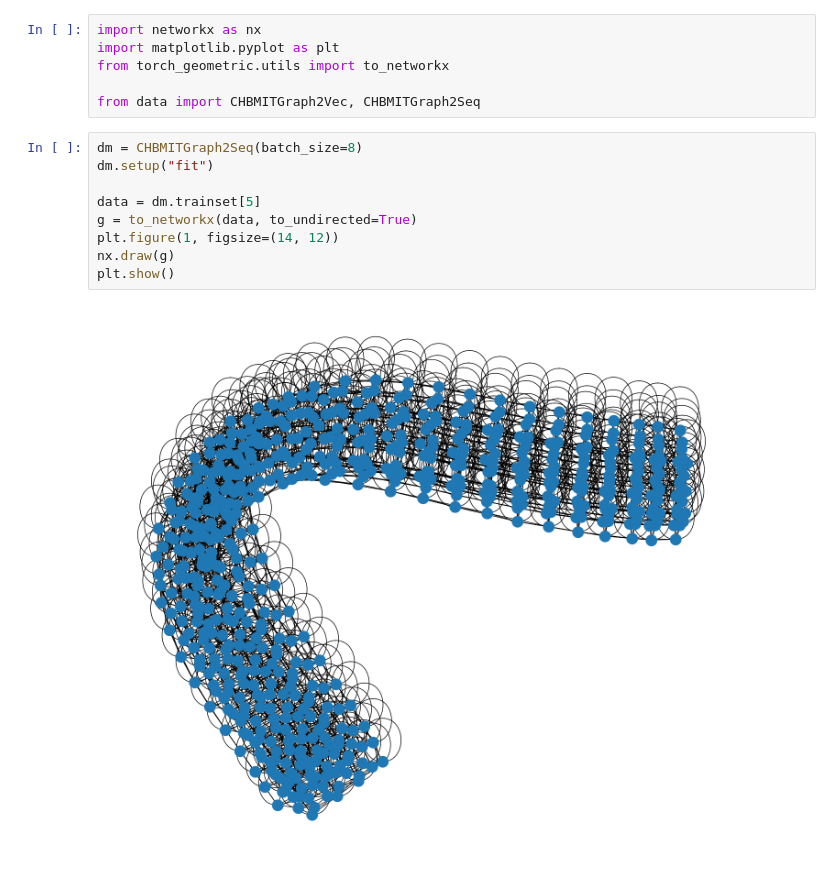
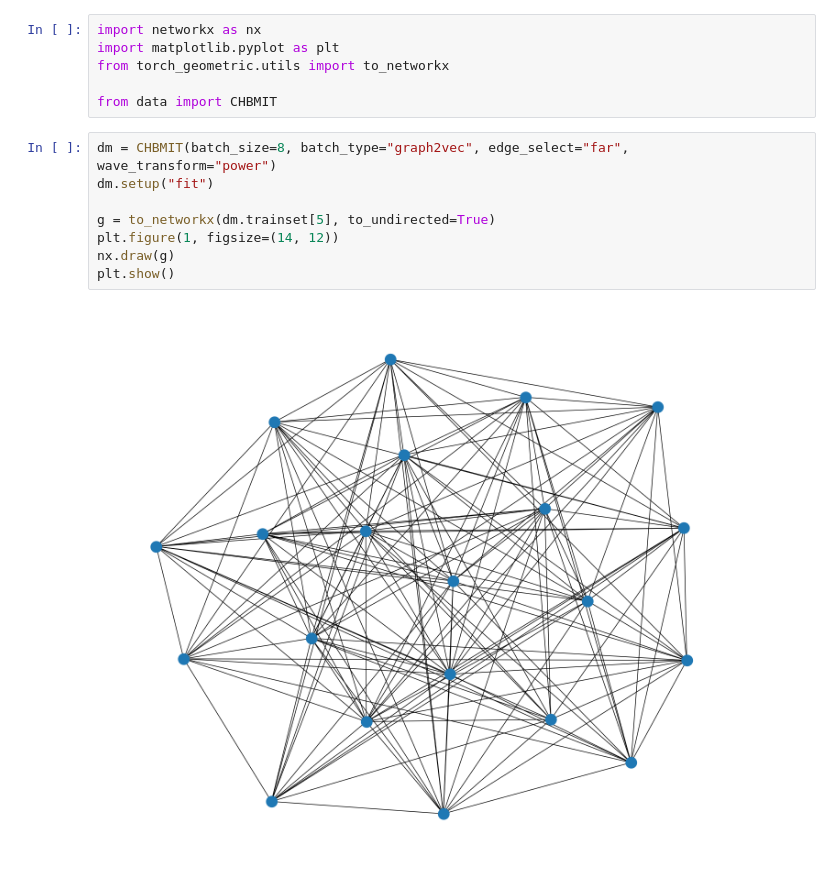
Before and after one commit to mhmnemati/ms-thesis-code, a Jupyter notebook: src/test.ipynb, the cells around one changed output. Saved outputs shown, nothing was run; the diff lists cells and outputs as text.

```diff
--- a/src/test.ipynb
+++ b/src/test.ipynb
@@ -3,15 +3,14 @@ import networkx as nx
 import matplotlib.pyplot as plt
 from torch_geometric.utils import to_networkx
 
-from data import CHBMITGraph2Vec, CHBMITGraph2Seq
+from data import CHBMIT
 # %%
-dm = CHBMITGraph2Seq(batch_size=8)
+dm = CHBMIT(batch_size=8, batch_type="graph2vec", edge_select="far", wave_transform="power")
 dm.setup("fit")
 
-data = dm.trainset[5]
-g = to_networkx(data, to_undirected=True)
+g = to_networkx(dm.trainset[5], to_undirected=True)
 plt.figure(1, figsize=(14, 12))
 nx.draw(g)
 plt.show()
 # %% [output]
-[figure, old version]
+[figure, new version]
```
Also changed, not shown: parts of 3 cells of this notebook.
